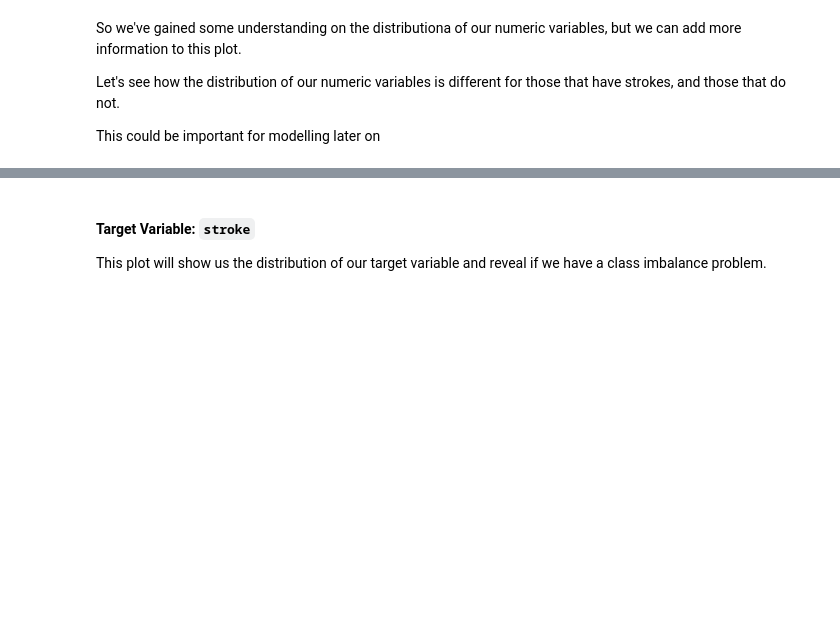
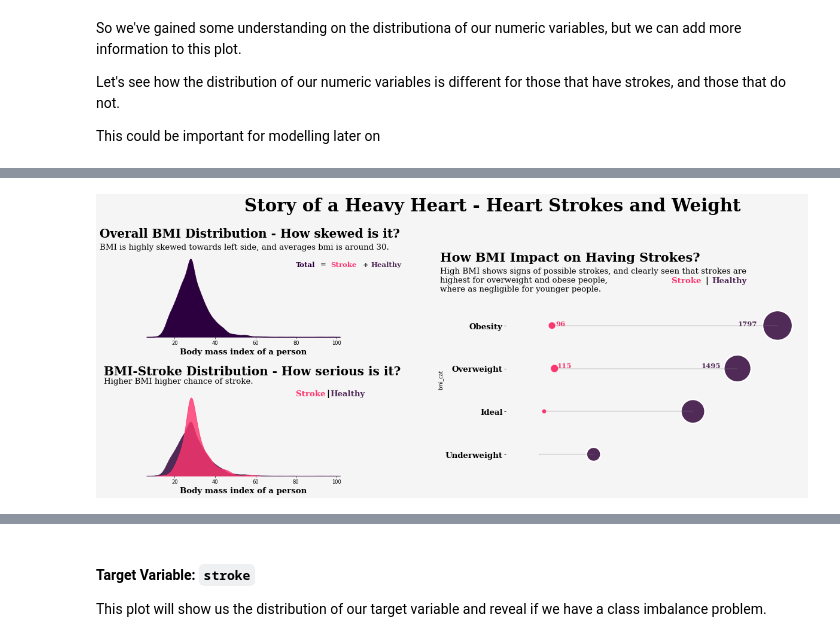
Before and after one commit to koba4real/MLDM-stroke-prediction-project, a Jupyter notebook: main-analysis.ipynb, the cells around one changed output, grey strips where cells are left out. Saved outputs shown, nothing was run; the diff lists cells and outputs as text; code cells hidden in the pictures; blank space fills up the shorter version.

```diff
--- a/main-analysis.ipynb
+++ b/main-analysis.ipynb
@@ -470,0 +692,97 @@ This could be important for modelling later on
+# %%
+import matplotlib.pyplot as plt
+import seaborn as sns
+
+fig = plt.figure(figsize = (24,10),dpi = 60)
+
+gs = fig.add_gridspec(10,24)
+gs.update(wspace = 1, hspace = 0.05)
+
+
+ax2 = fig.add_subplot(gs[1:4,0:8]) #distribution plot
+ax3 = fig.add_subplot(gs[6:9, 0:8]) #hue distribution plot
+ax1 = fig.add_subplot(gs[2:9,13:]) #dumbbell plot
+
+# axes list
+axes = [ ax1,ax2, ax3]
+
+# setting of axes; visibility of axes and spines turn off
+for ax in axes:
+    ax.axes.get_yaxis().set_visible(False)
+    ax.set_facecolor('#f6f5f5')
+
+    for loc in ['left', 'right', 'top', 'bottom']:
+        ax.spines[loc].set_visible(False)
+
+fig.patch.set_facecolor('#f6f5f5')
+
+ax1.axes.get_xaxis().set_visible(False)
+ax1.axes.get_yaxis().set_visible(True)
+ax1.set_xlim(xmin = -250,xmax = 2000)
+ax1.set_ylim(ymin = -1,ymax =3.5)
+
+# dumbbell plot of stoke and healthy people
+
+stroke_bmi = df[df['stroke'] == 1].bmi_cat.value_counts()
+healthy_bmi = df[df['stroke'] == 0].bmi_cat.value_counts()
+
+ax1.hlines(y = ['Obesity', 'Overweight', 'Ideal', 'Underweight'], xmin = [96,115,37,1],
+          xmax = [1797,1495,1159,410], color = 'grey',**{'linewidth':0.5})
+
+
+sns.scatterplot(y = stroke_bmi.index, x = stroke_bmi.values, s = stroke_bmi.values*2, color = '#fe346e', ax= ax1, alpha = 1)
+sns.scatterplot(y = healthy_bmi.index, x = healthy_bmi.values, s = healthy_bmi.values*2, color = '#512b58', ax= ax1, alpha = 1)
+
+ax1.set_yticklabels( labels = ['Obesity', 'Overweight', 'Ideal', 'Underweight'],fontdict = {'font':'Serif', 'fontsize':16,'fontweight':'bold', 'color':'black'})
+
+ax1.text(-750,-1.5, 'How BMI Impact on Having Strokes?' ,{'font': 'Serif', 'size': 25,'weight':'bold', 'color':'black'})
+ax1.text(1000,-1., 'Stroke ', {'font': 'Serif','weight':'bold','size': 16,'weight':'bold','style':'normal', 'color':'#fe346e'})
+ax1.text(1250,-1, '|', {'color':'black' , 'size':16, 'weight': 'bold'})
+ax1.text(1300,-1, 'Healthy', {'font': 'Serif','weight':'bold', 'size': 16,'style':'normal', 'weight':'bold','color':'#512b58'})
+ax1.text(-750,-0.8, 'High BMI shows signs of possible strokes, and clearly seen that strokes are \nhighest for overweight and obese people, \nwhere as negligible for younger people.',
+        {'font':'Serif', 'size':'16','color': 'black'})
+
+
+
+ax1.text(stroke_bmi.values[0] + 20 , 0.98, stroke_bmi.values[0], {'font':'Serif', 'size':14, 'weight':'bold', 'color':'#fe346e'})
+ax1.text(healthy_bmi.values[1] - 275 ,0.98, healthy_bmi.values[1], {'font':'Serif', 'size':14, 'weight':'bold', 'color':'#512b58'})
+
+ax1.text(stroke_bmi.values[1] + 30,0, stroke_bmi.values[1], {'font':'Serif', 'size':14, 'weight':'bold', 'color':'#fe346e'})
+ax1.text(healthy_bmi.values[0] - 300,0, healthy_bmi.values[0], {'font':'Serif', 'size':14, 'weight':'bold', 'color':'#512b58'})
+
+
+
+
+# distribution plots ---- only single variable
+
+sns.kdeplot(data = df, x = 'bmi', ax = ax2, shade = True, color = '#2c003e', alpha = 1, )
+ax2.set_xlabel('Body mass index of a person', fontdict = {'font':'Serif', 'color': 'black', 'size': 16,'weight':'bold' })
+ax2.text(-17,0.085,'Overall BMI Distribution - How skewed is it?', {'font':'Serif', 'color': 'black','weight':'bold','size':24})
+ax2.text(-17,0.075, 'BMI is highly skewed towards left side, and averages bmi is around 30.',
+        {'font':'Serif', 'size':'16','color': 'black'})
+ax2.text(80,0.06, 'Total',{'font':'Serif', 'size':'14','color': '#2c003e','weight':'bold'})
+ax2.text(92,0.06, '=',{'font':'Serif', 'size':'14','color': 'black','weight':'bold'})
+ax2.text(97,0.06, 'Stroke',{'font':'Serif', 'size':'14','color': '#fe346e','weight':'bold'})
+ax2.text(113,0.06, '+',{'font':'Serif', 'size':'14','color': 'black','weight':'bold'})
+ax2.text(117,0.06, 'Healthy',{'font':'Serif', 'size':'14','color': '#512b58','weight':'bold'})
+
+
+# distribution plots with hue of strokes
+
+
+sns.kdeplot(data = df[df['stroke'] == 0], x = 'bmi',ax = ax3, shade = True,  alpha = 1, color = '#512b58' )
+sns.kdeplot(data = df[df['stroke'] == 1], x = 'bmi',ax = ax3, shade = True,  alpha = 0.8, color = '#fe346e')
+
+ax3.set_xlabel('Body mass index of a person', fontdict = {'font':'Serif', 'color': 'black', 'weight':'bold','size': 16})
+
+ax3.text(-15,0.12,'BMI-Stroke Distribution - How serious is it?', {'font':'Serif', 'weight':'bold','color': 'black', 'size':24})
+ax3.text(-15,0.11,'Higher BMI higher chance of stroke.', {'font':'Serif', 'color': 'black', 'size':16})
+ax3.text(80,0.095, 'Stroke ', {'font': 'Serif','weight':'bold','size': 16,'weight':'bold','style':'normal', 'color':'#fe346e'})
+ax3.text(95,0.095, '|', {'color':'black' , 'size':16, 'weight': 'bold'})
+ax3.text(97,0.095, 'Healthy', {'font': 'Serif','weight':'bold', 'size': 16,'style':'normal', 'weight':'bold','color':'#512b58'})
+
+fig.text(0.25,0.925,'Story of a Heavy Heart - Heart Strokes and Weight',{'font':'Serif', 'weight':'bold','color': 'black', 'size':35})
+
+fig.show()
+# %% [output]
+[figure, added]
```
Also changed, not shown: parts of 35 cells of this notebook.
